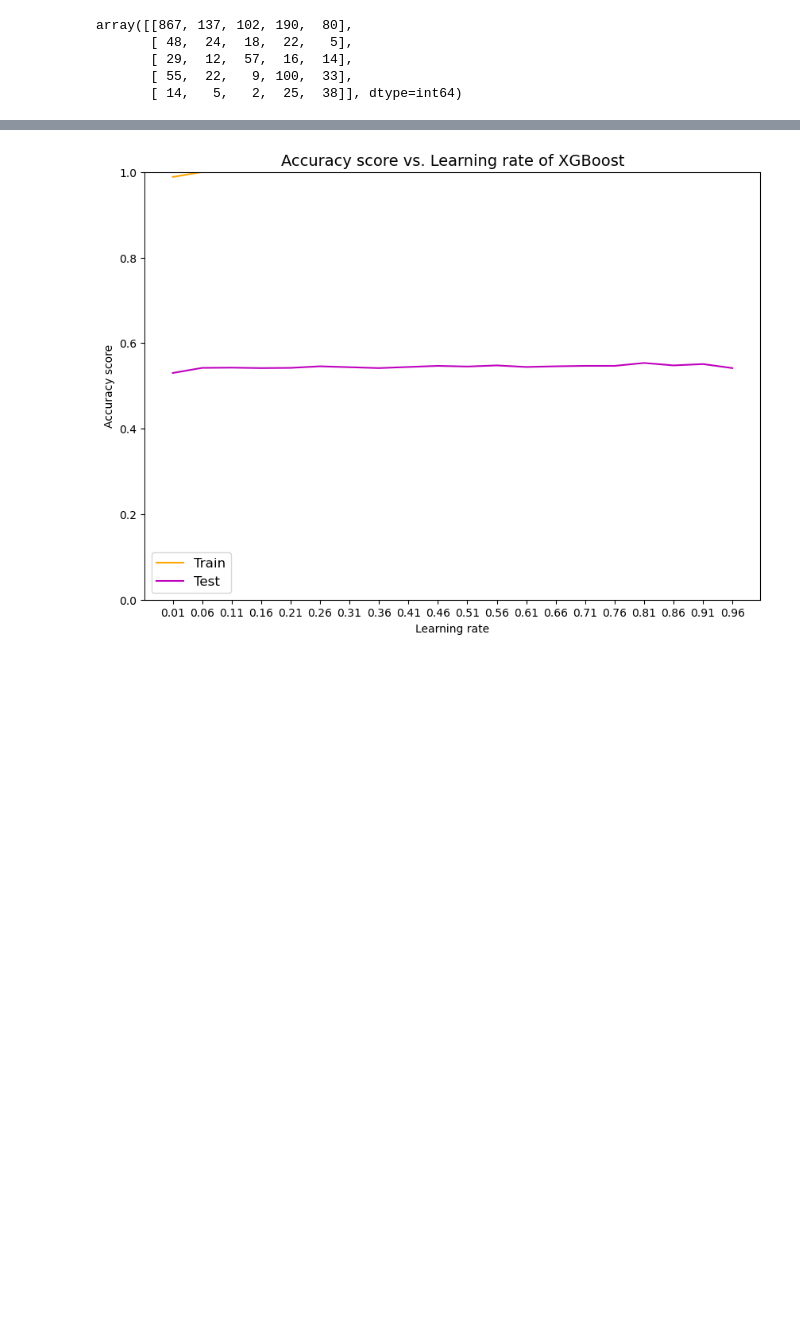
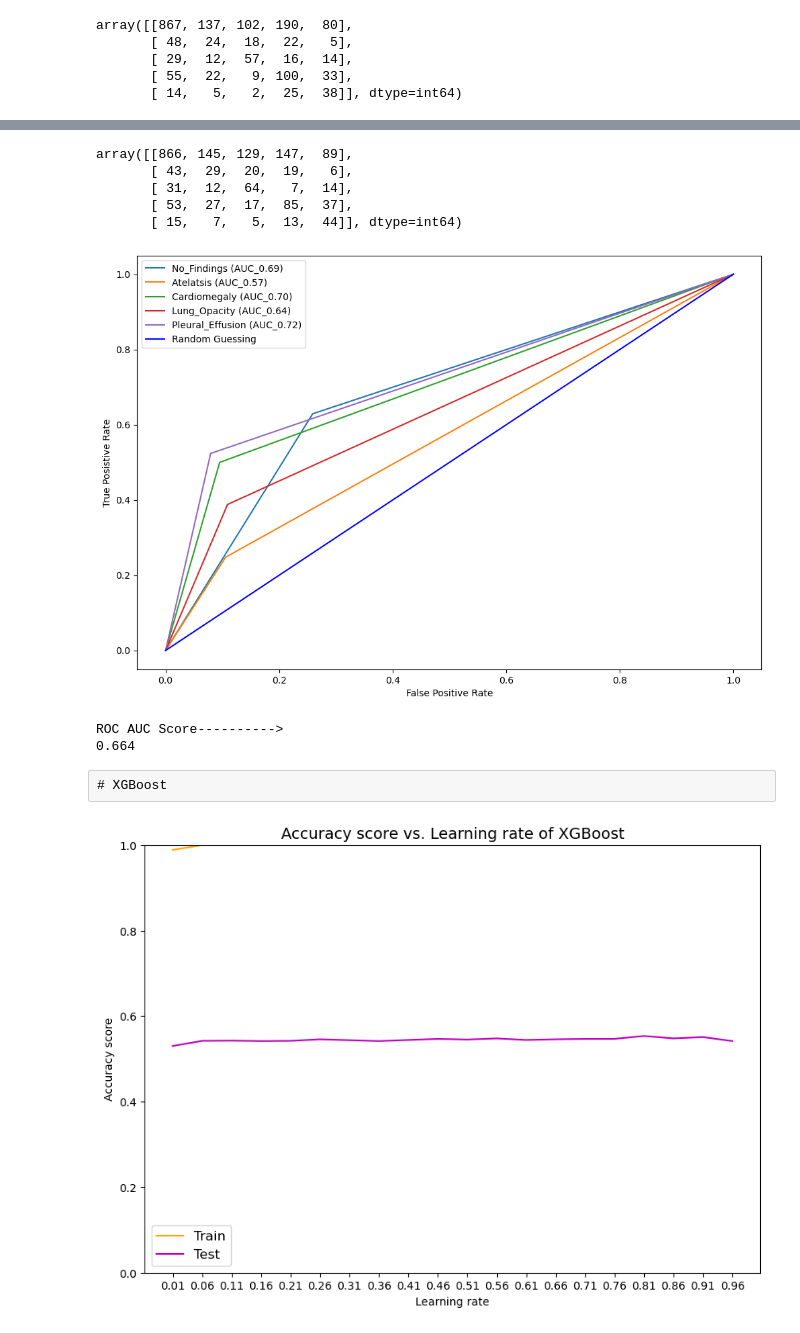
Before and after one commit to UC-Berkeley-I-School/mids-210-radiology-triage-models-spring24, a Jupyter notebook: notebooks/fusion_model_aggregatedembeddings.ipynb, the cells around one changed output, grey strips where cells are left out. Cells and saved outputs as stored; diff of their text form; code cells hidden in the pictures; blank space fills up the shorter version.

```diff
--- a/notebooks/fusion_model_aggregatedembeddings.ipynb
+++ b/notebooks/fusion_model_aggregatedembeddings.ipynb
@@ -419,0 +337,5 @@ AxisError: axis 1 is out of bounds for array of dimension 1
+# %%
+#run RF with the best parameters
+model_rf = RandomForestClassifier(n_estimators = 20, min_samples_split = 5, min_samples_leaf = 2, max_depth = None)
+# %%
+history_rf = model_rf.fit(X_train, y_train.ravel())
@@ -419,0 +379,50 @@ AxisError: axis 1 is out of bounds for array of dimension 1
+# %%
+pred_val = model_rf.predict(X_val)
+confusion_matrix(y_val, pred_val)
+# %% [output]
+array([[866, 145, 129, 147,  89],
+       [ 43,  29,  20,  19,   6],
+       [ 31,  12,  64,   7,  14],
+       [ 53,  27,  17,  85,  37],
+       [ 15,   7,   5,  13,  44]], dtype=int64)
+# %%
+class_label = ['No_Findings', 'Atelatsis', 'Cardiomegaly', 'Lung_Opacity', 'Pleural_Effusion']
+
+def create_confusion_matrix_others(model, X_val, y_val):
+    pred = model.predict(X_val)
+    confusion_matrix = confusion_matrix(y_val, pred)
+    ax = sns.heatmap(confusion_matrix, annot=True, fmt='.3g', cmap='Blues',
+                     cbar=False, xticklabels = ['colon_aca', 'colon_n', 'lung_aca', 'lung_n', 'lung_scc'], yticklabels=['colon_aca', 'colon_n', 'lung_aca', 'lung_n', 'lung_scc'])
+    ax.set(xlabel='Predicted Label', ylabel='True Label')
+    plt.show()
+    return None
+# %%
+def create_roc_auc_curve_others(model, X_val, y_val, average = 'macro'):
+    lw = 2
+    fig, c_ax = plt.subplots(1,1, figsize = (12,8))
+
+    pred = model.predict(X_val)
+    lb = LabelBinarizer()
+    lb.fit(y_val)
+    y_val = lb.transform(y_val)
+    pred = lb.transform(pred)
+
+    for (idx, c_label) in enumerate(class_label):
+        fpr, tpr, thresholds = roc_curve(y_val[:, idx].astype(int), pred[:, idx])
+        c_ax.plot(fpr, tpr, label = "%s (AUC_%0.2f)" % (c_label, auc(fpr, tpr)))
+    c_ax.plot(fpr, fpr, 'b-', label = 'Random Guessing')
+    c_ax.legend()
+    c_ax.set_xlabel("False Positive Rate")
+    c_ax.set_ylabel("True Posistive Rate")
+    plt.show()
+
+    ROCAUCScore = roc_auc_score(y_val, pred, average = average)
+    print('ROC AUC Score---------->')
+    print("{0:.3f}".format(ROCAUCScore))
+    return None
+# %%
+create_roc_auc_curve_others(model_rf, X_val, y_val)
+# %% [output]
+[figure, added]
+ROC AUC Score---------->
+0.664
@@ -420,3 +435,5 @@ AxisError: axis 1 is out of bounds for array of dimension 1
+# %% [raw]
+# XGBoost
 # %%
 # XGBoost (different learning rate)
 learning_rate_range = np.arange(0.01, 1, 0.05)
```
Also changed, not shown: parts of 35 cells of this notebook.
